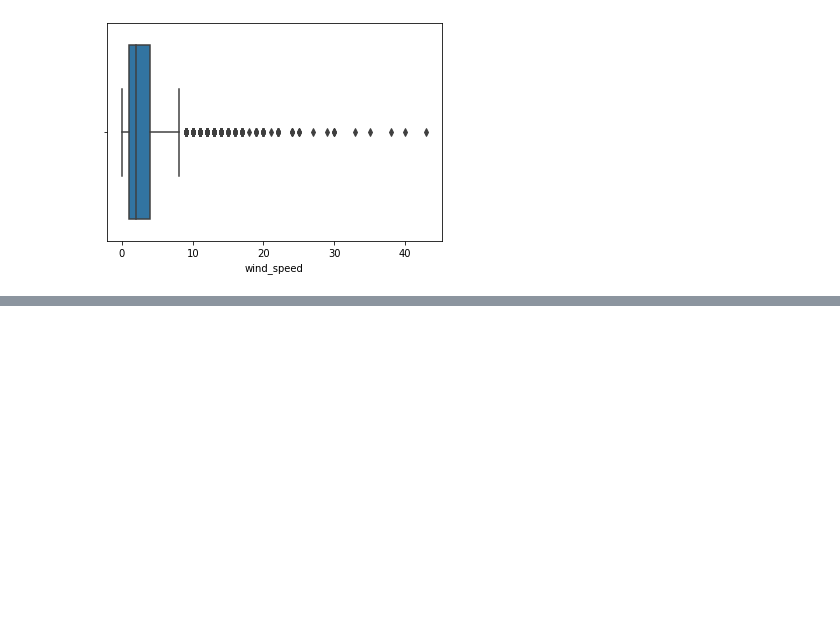
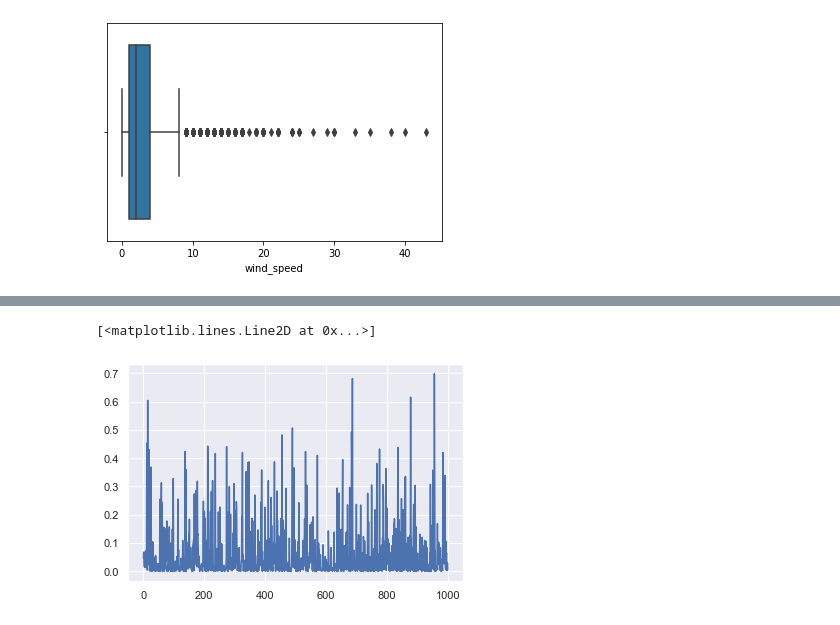
Before and after one commit to lorenzrossi/Bayesian-Analysis, a Jupyter notebook: ugo.ipynb, the cells around one changed output, grey strips where cells are left out. Cells and saved outputs as stored; diff of their text form; code cells hidden in the pictures; blank space fills up the shorter version.

```diff
--- a/ugo.ipynb
+++ b/ugo.ipynb
@@ -674,4 +812,7 @@ plt.show()
 # %%
-plt.plot((Y_true[:,0] - Y_pred_m[:,0])**2)
+plt.plot((Y_true1[:,0] - Y_pred1_m[:,0])**2)
+# %% [output]
+[<matplotlib.lines.Line2D at 0x...>]
+[figure, added]
 # %%
 %tensorboard --logdir logs/fit
```
Also changed, not shown: parts of 81 cells of this notebook.
